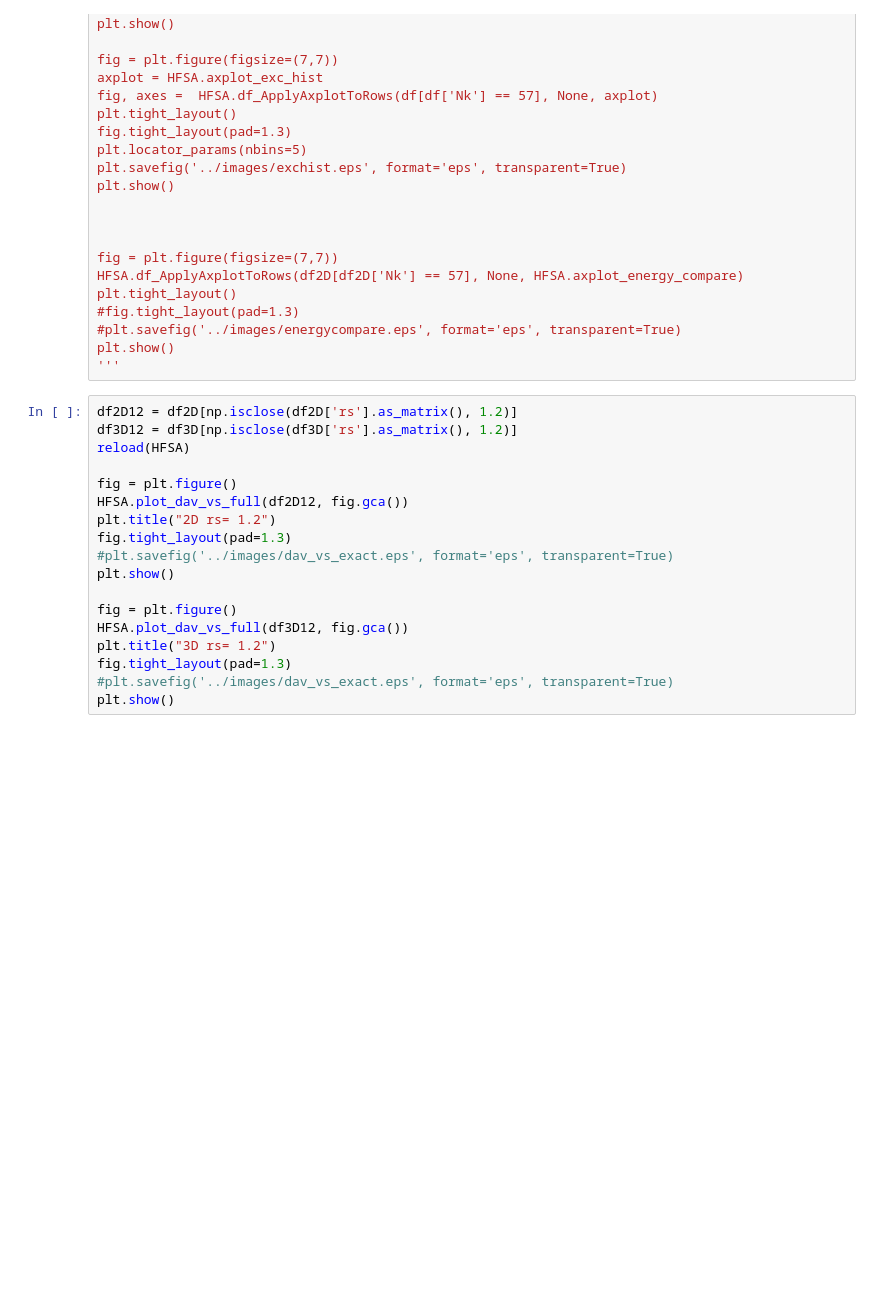
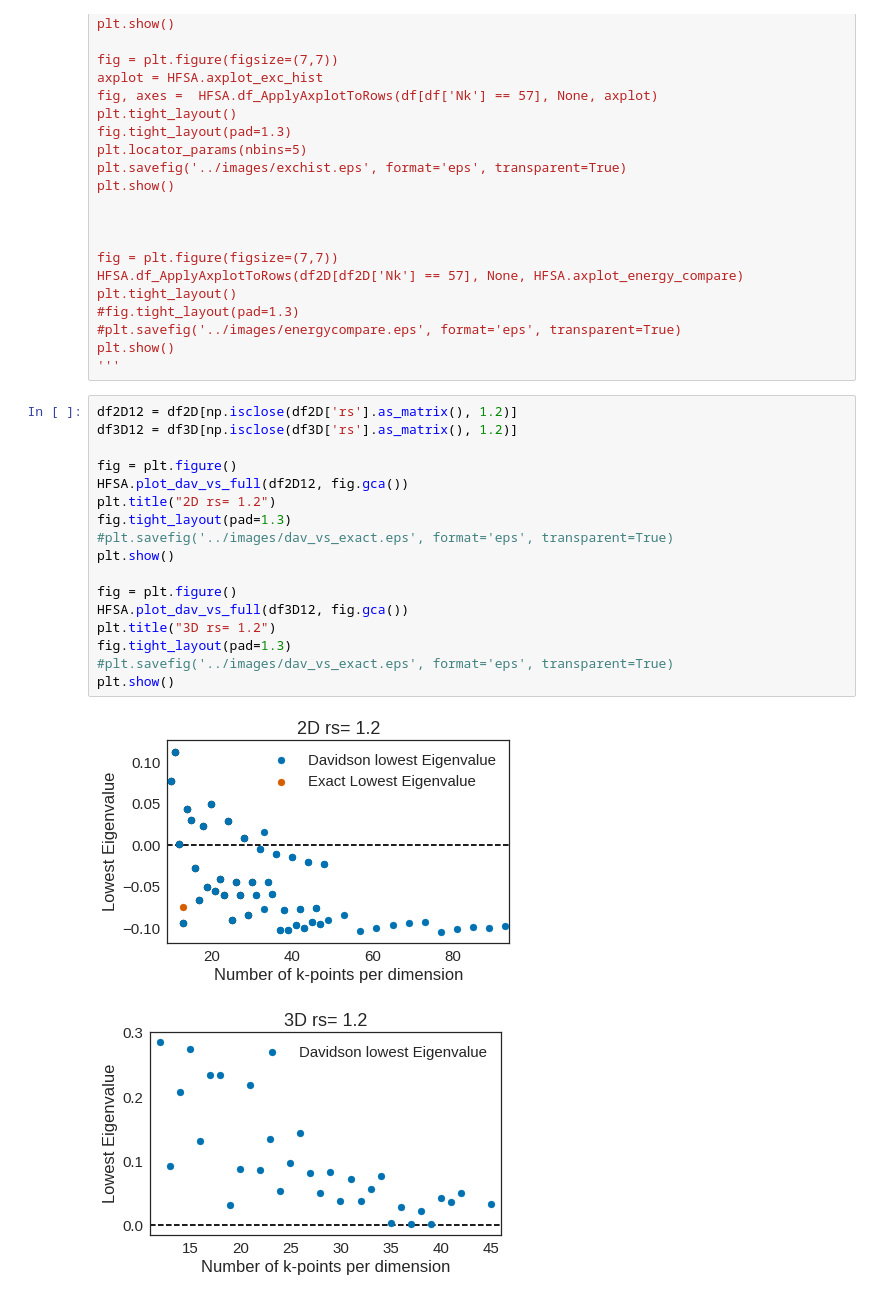
Before and after one commit to ecurtin2/HF-Stability, a Jupyter notebook: analysis/Analyzer.ipynb, the cells around one changed output. Drawn from its saved outputs; the diff is of its cells as text; blank space fills up the shorter version.

```diff
--- a/analysis/Analyzer.ipynb
+++ b/analysis/Analyzer.ipynb
@@ -54,21 +54,23 @@ plt.show()
 # %%
 df2D12 = df2D[np.isclose(df2D['rs'].as_matrix(), 1.2)]
 df3D12 = df3D[np.isclose(df3D['rs'].as_matrix(), 1.2)]
-reload(HFSA)
 
 fig = plt.figure()
 HFSA.plot_dav_vs_full(df2D12, fig.gca())
 plt.title("2D rs= 1.2")
 fig.tight_layout(pad=1.3)
 #plt.savefig('../images/dav_vs_exact.eps', format='eps', transparent=True)
 plt.show()
 
 fig = plt.figure()
 HFSA.plot_dav_vs_full(df3D12, fig.gca())
 plt.title("3D rs= 1.2")
 fig.tight_layout(pad=1.3)
 #plt.savefig('../images/dav_vs_exact.eps', format='eps', transparent=True)
 plt.show()
+# %% [output]
+[figure, added]
+[figure, added]
 # %%
 fig = plt.figure()
 HFSA.plot_matrix_scaling(df2D, fig.gca())
```
Also changed, not shown: parts of 7 cells of this notebook, 3 other files.
